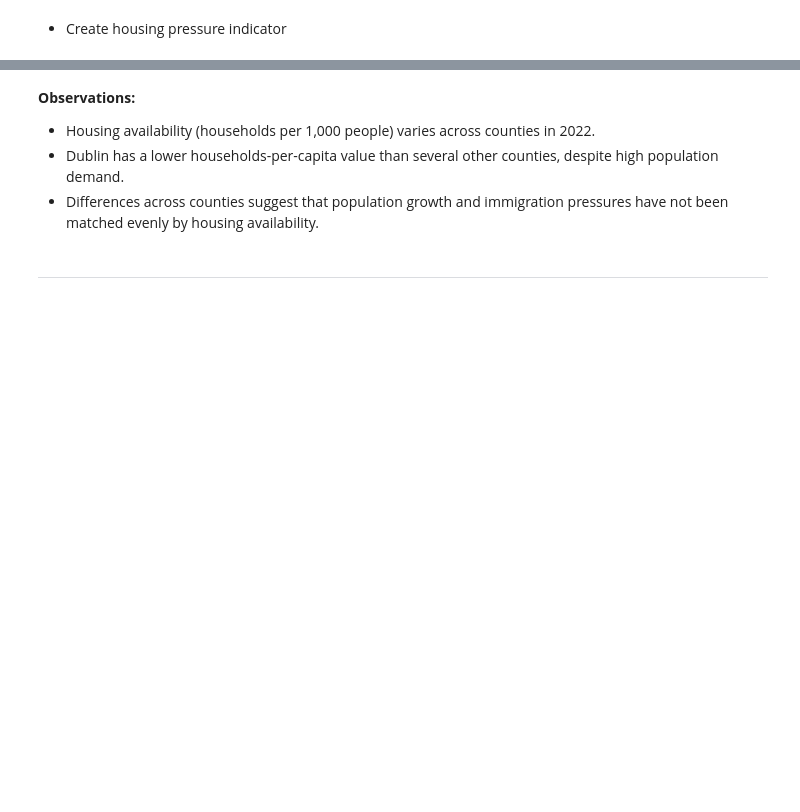
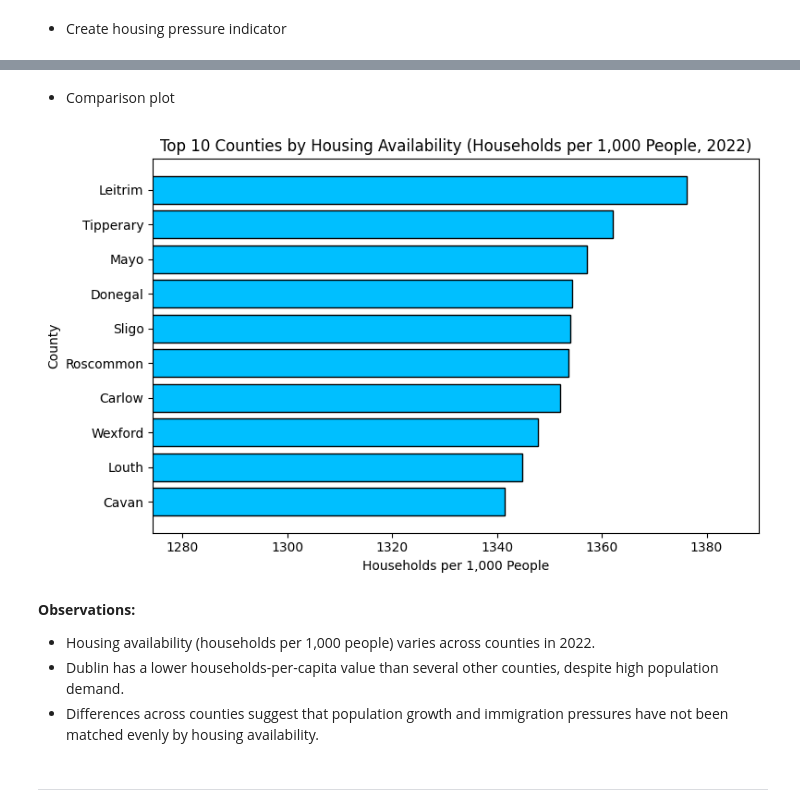
Before and after one commit to elainecazetta/programming-for-data-analytics, a Jupyter notebook: project/census_analysis.ipynb, the cells around one changed output, grey strips where cells are left out. Saved outputs shown, nothing was run; the diff lists cells and outputs as text; code cells hidden in the pictures; blank space fills up the shorter version.

```diff
--- a/project/census_analysis.ipynb
+++ b/project/census_analysis.ipynb
@@ -781,3 +835,26 @@ plt.show()
+# %% [markdown]
+- Comparison plot
+# %%
+data_2022 = merged_s7[merged_s7["CensusYear"] == 2022].copy()
+
+# Sort and take top 10
+top10 = data_2022.sort_values("Households_per_1000", ascending=False).head(10)
+
+plt.figure(figsize=(8, 5))
+plt.barh(top10["County"], top10["Households_per_1000"], color='deepskyblue', edgecolor='black')
+plt.gca().invert_yaxis()
+# Zoom x-axis to make plot better visible
+plt.xlim(
+    top10["Households_per_1000"].min() * 0.95,
+    top10["Households_per_1000"].max() * 1.01
+)
+plt.title("Top 10 Counties by Housing Availability (Households per 1,000 People, 2022)")
+plt.xlabel("Households per 1,000 People")
+plt.ylabel("County")
+plt.tight_layout()
+plt.show()
+# %% [output]
+[figure, added]
 # %% [markdown]
 **Observations:**
 - Housing availability (households per 1,000 people) varies across counties in 2022.
```
Also changed, not shown: parts of 12 cells of this notebook.
